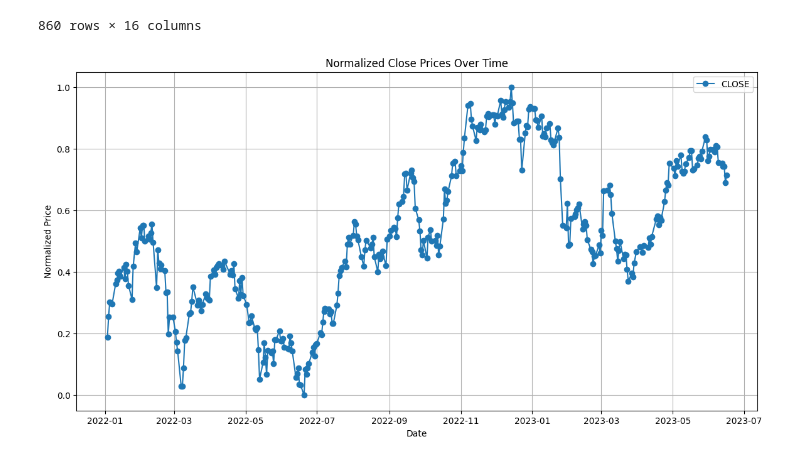
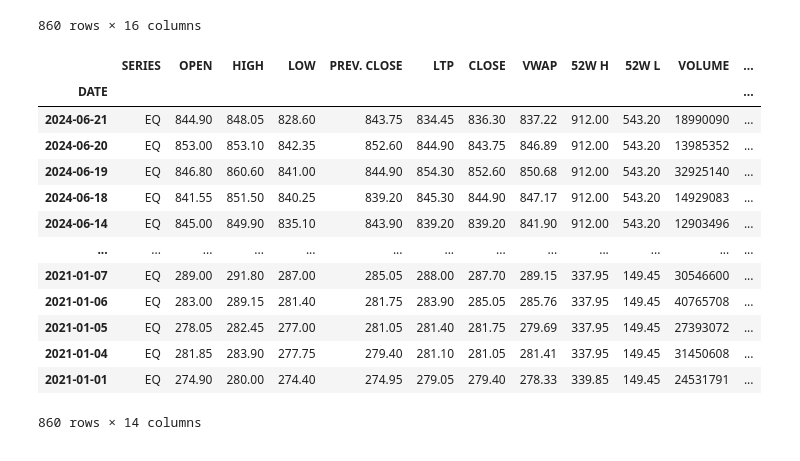
Before and after one commit to Ariyamandebnath/Stock-ipy, a Jupyter notebook: analysis/EDA.ipynb, the cells around one changed output. Cells and saved outputs as stored; diff of their text form; code cells hidden in the pictures.

Commit message:
index Set to date

```diff
--- a/analysis/EDA.ipynb
+++ b/analysis/EDA.ipynb
@@ -127,18 +127,23 @@ df.reset_index()
 | 858 | 858 | 2021-01-04 | EQ | 281.85 | 283.90 | 277.75 | 279.40 | 281.10 | 281.05 | 281.41 | 337.95 | ... |
 | 859 | 859 | 2021-01-01 | EQ | 274.90 | 280.00 | 274.40 | 274.95 | 279.05 | 279.40 | 278.33 | 339.85 | ... |
 860 rows × 16 columns
-# %%
-# Plot the normalized data
-plt.figure(figsize=(14, 7))
-plt.plot(scaled_df.index, scaled_df['CLOSE'], marker='o', label='CLOSE')
-plt.title('Normalized Close Prices Over Time')
-plt.xlabel('Date')
-plt.ylabel('Normalized Price')
-plt.legend()
-plt.grid(True)
-plt.show()
-# %% [output]
-[figure, removed]
+# %%
+df.set_index('DATE',drop=True)
+# %% [output]
+|  | SERIES | OPEN | HIGH | LOW | PREV. CLOSE | LTP | CLOSE | VWAP | 52W H | 52W L | VOLUME | ... |
+| DATE |  |  |  |  |  |  |  |  |  |  |  | ... |
+| 2024-06-21 | EQ | 844.90 | 848.05 | 828.60 | 843.75 | 834.45 | 836.30 | 837.22 | 912.00 | 543.20 | 18990090 | ... |
+| 2024-06-20 | EQ | 853.00 | 853.10 | 842.35 | 852.60 | 844.90 | 843.75 | 846.89 | 912.00 | 543.20 | 13985352 | ... |
+| 2024-06-19 | EQ | 846.80 | 860.60 | 841.00 | 844.90 | 854.30 | 852.60 | 850.68 | 912.00 | 543.20 | 32925140 | ... |
+| 2024-06-18 | EQ | 841.55 | 851.50 | 840.25 | 839.20 | 845.30 | 844.90 | 847.17 | 912.00 | 543.20 | 14929083 | ... |
+| 2024-06-14 | EQ | 845.00 | 849.90 | 835.10 | 843.90 | 839.20 | 839.20 | 841.90 | 912.00 | 543.20 | 12903496 | ... |
+| ... | ... | ... | ... | ... | ... | ... | ... | ... | ... | ... | ... | ... |
+| 2021-01-07 | EQ | 289.00 | 291.80 | 287.00 | 285.05 | 288.00 | 287.70 | 289.15 | 337.95 | 149.45 | 30546600 | ... |
+| 2021-01-06 | EQ | 283.00 | 289.15 | 281.40 | 281.75 | 283.90 | 285.05 | 285.76 | 337.95 | 149.45 | 40765708 | ... |
+| 2021-01-05 | EQ | 278.05 | 282.45 | 277.00 | 281.05 | 281.40 | 281.75 | 279.69 | 337.95 | 149.45 | 27393072 | ... |
+| 2021-01-04 | EQ | 281.85 | 283.90 | 277.75 | 279.40 | 281.10 | 281.05 | 281.41 | 337.95 | 149.45 | 31450608 | ... |
+| 2021-01-01 | EQ | 274.90 | 280.00 | 274.40 | 274.95 | 279.05 | 279.40 | 278.33 | 339.85 | 149.45 | 24531791 | ... |
+860 rows × 14 columns
 # %%
 # Save the preprocessed data to a new CSV file
 scaled_df.to_csv('preprocessed_stock_data_SBIN.csv')
```
